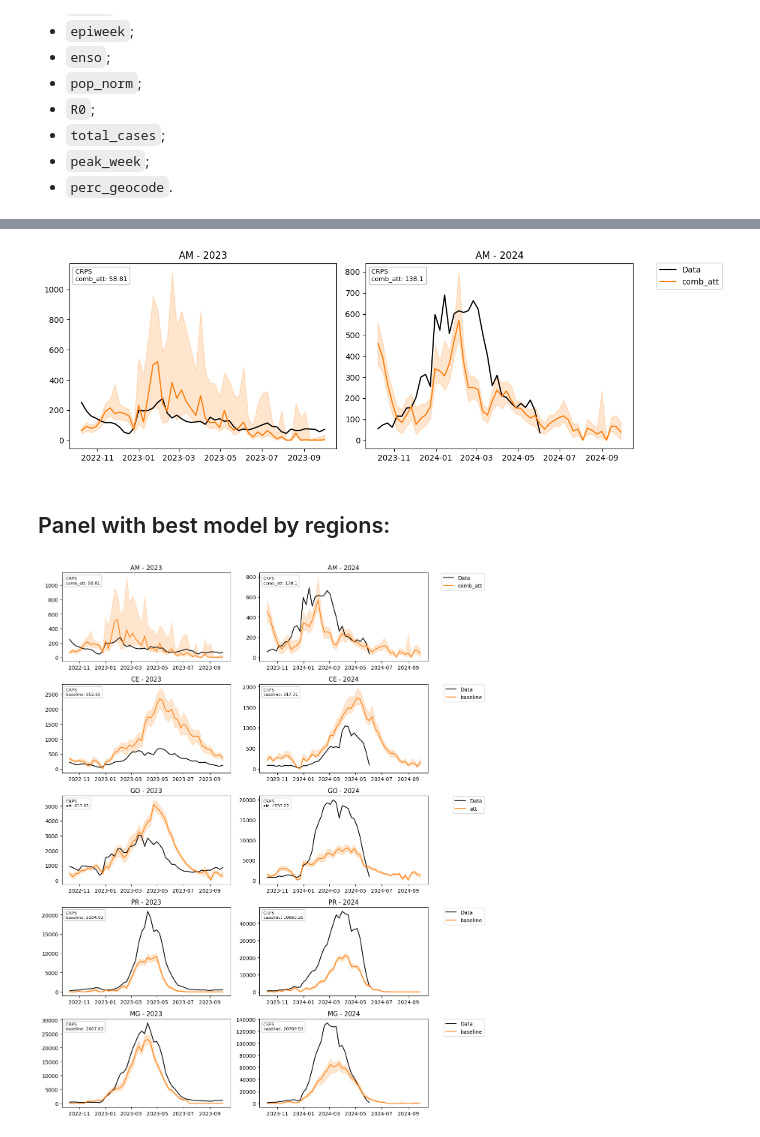
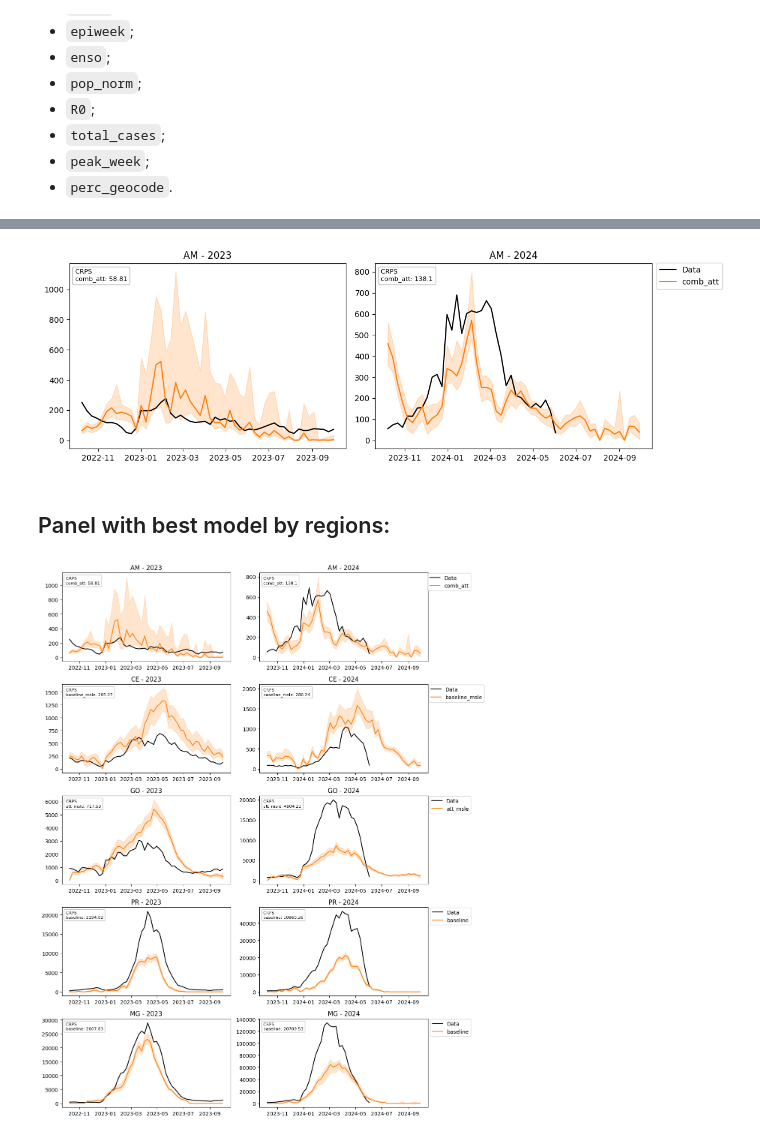
Before and after one commit to eduardocorrearaujo/lstm_transf_to_state, a Jupyter notebook: best_models_by_state.ipynb, the cells around one changed output, grey strips where cells are left out. Saved outputs shown, nothing was run; the diff lists cells and outputs as text; code cells hidden in the pictures.

```diff
--- a/best_models_by_state.ipynb
+++ b/best_models_by_state.ipynb
@@ -85,7 +85,11 @@ def plot_preds(ax, i, state, model_name, clima):
 
     ax[i+1].set_title(f'{state} - 2024')
 
-    ax[i+1].legend(bbox_to_anchor=(1.25, 0.525, 0.1, 0.5))
+    if state == 'CE':
+        ax[i+1].legend(bbox_to_anchor=(1.25, 0.525, 0.1, 0.5))
+
+    else:
+        ax[i+1].legend(bbox_to_anchor=(1.17, 0.525, 0.1, 0.5))
 
     m_score = f'''CRPS \n{model_name}: {round(get_score(data_w_24, df_preds_24_1.iloc[:35]), 2)}'''
 
@@ -233,23 +237,23 @@ plt.tight_layout()
 
 plt.show()
 # %% [output]
-[figure, old version]
+[figure, new version]
 # %% [markdown]
 ## Panel with best model by regions:
 # %%
 fig, axs  = plt.subplots(5,2, figsize = (12, 15))
 
 ax =axs.ravel()
 plot_preds(ax, 0, 'AM', 'comb_att', False)
-plot_preds(ax, 2, 'CE', 'baseline', False)
-plot_preds(ax, 4, 'GO', 'att', False)
+plot_preds(ax, 2, 'CE', 'baseline_msle', False)
+plot_preds(ax, 4, 'GO', 'att_msle', False)
 plot_preds(ax, 6, 'PR', 'baseline', False)
 plot_preds(ax, 8, 'MG', 'baseline', False)
 
 plt.tight_layout()
 
 plt.savefig('./figures/best_models.png', dpi = 600, bbox_inches = 'tight')
 
 plt.show()
 # %% [output]
-[figure, old version]
+[figure, new version]
```
Also changed, not shown: parts of 11 cells of this notebook, 21 other files.
